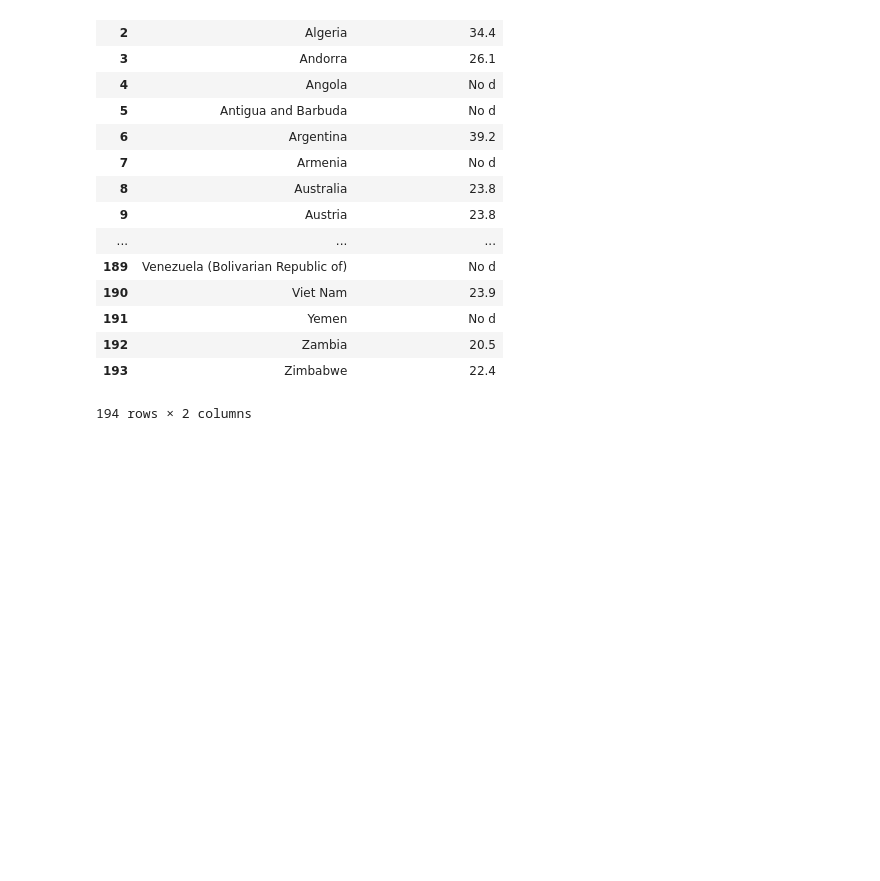
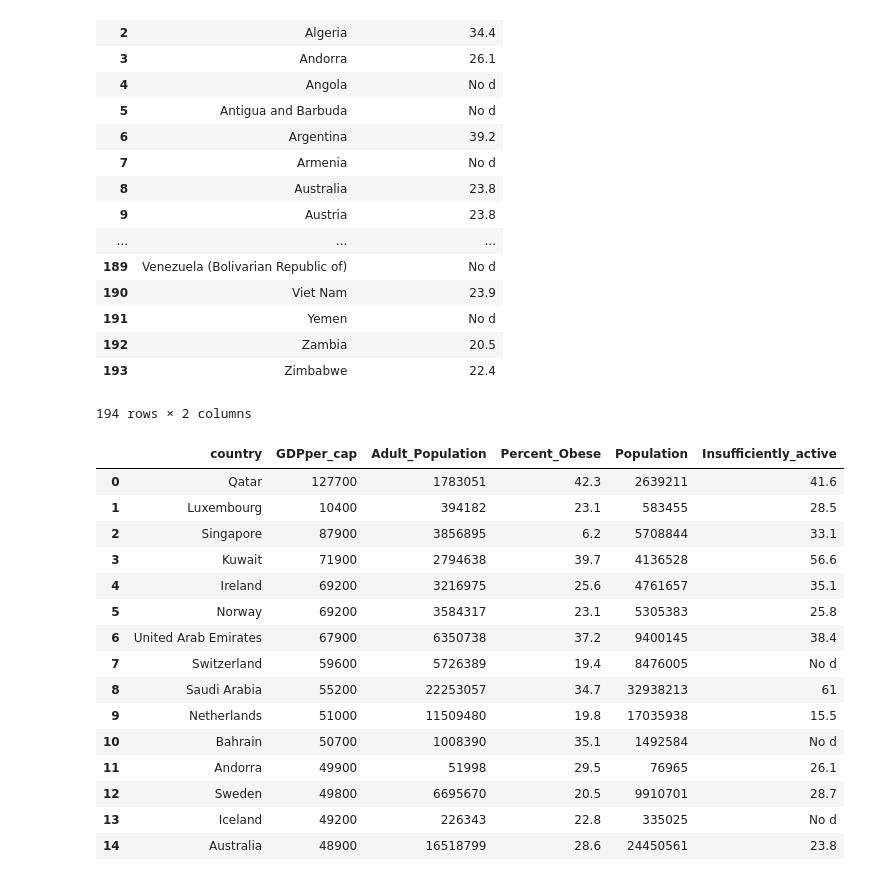
Before and after one commit to hectorhcuevas/Hernandez_Metis, a Jupyter notebook: Project 2/p2_part2.ipynb, the cells around one changed output. Cells and saved outputs as stored; diff of their text form; code cells hidden in the pictures; blank space fills up the shorter version.

```diff
--- a/Project 2/p2_part2.ipynb
+++ b/Project 2/p2_part2.ipynb
@@ -231 +233,20 @@ dfi2
+# %%
+df6.head(15)
+# %% [output]
+|  | country | GDPper_cap | Adult_Population | Percent_Obese | Population | Insufficiently_active |
+| 0 | Qatar | 127700 | 1783051 | 42.3 | 2639211 | 41.6 |
+| 1 | Luxembourg | 10400 | 394182 | 23.1 | 583455 | 28.5 |
+| 2 | Singapore | 87900 | 3856895 | 6.2 | 5708844 | 33.1 |
+| 3 | Kuwait | 71900 | 2794638 | 39.7 | 4136528 | 56.6 |
+| 4 | Ireland | 69200 | 3216975 | 25.6 | 4761657 | 35.1 |
+| 5 | Norway | 69200 | 3584317 | 23.1 | 5305383 | 25.8 |
+| 6 | United Arab Emirates | 67900 | 6350738 | 37.2 | 9400145 | 38.4 |
+| 7 | Switzerland | 59600 | 5726389 | 19.4 | 8476005 | No d |
+| 8 | Saudi Arabia | 55200 | 22253057 | 34.7 | 32938213 | 61 |
+| 9 | Netherlands | 51000 | 11509480 | 19.8 | 17035938 | 15.5 |
+| 10 | Bahrain | 50700 | 1008390 | 35.1 | 1492584 | No d |
+| 11 | Andorra | 49900 | 51998 | 29.5 | 76965 | 26.1 |
+| 12 | Sweden | 49800 | 6695670 | 20.5 | 9910701 | 28.7 |
+| 13 | Iceland | 49200 | 226343 | 22.8 | 335025 | No d |
+| 14 | Australia | 48900 | 16518799 | 28.6 | 24450561 | 23.8 |
 # %%
```
Also changed, not shown: parts of 12 cells of this notebook, 10 other files.
